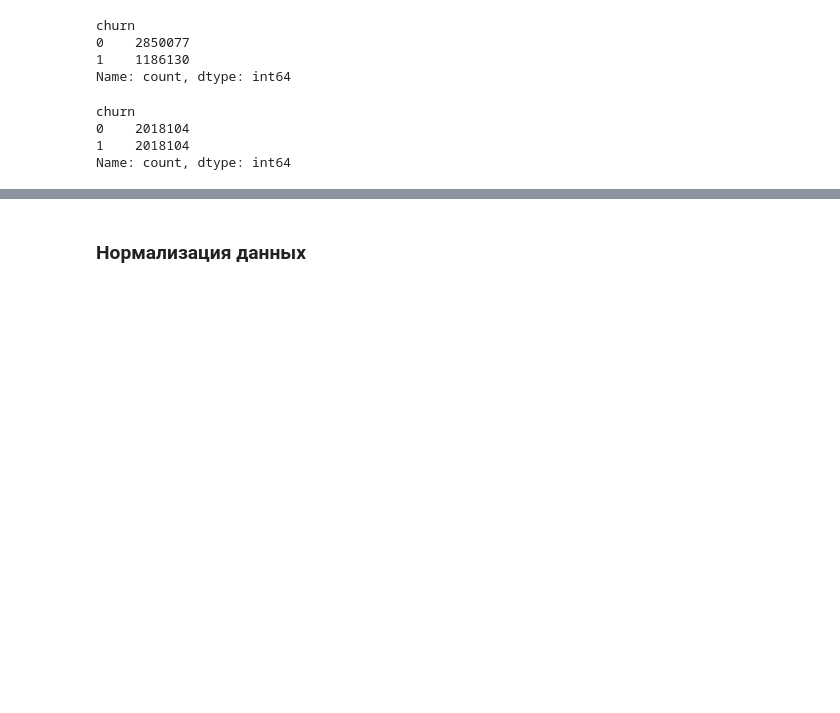
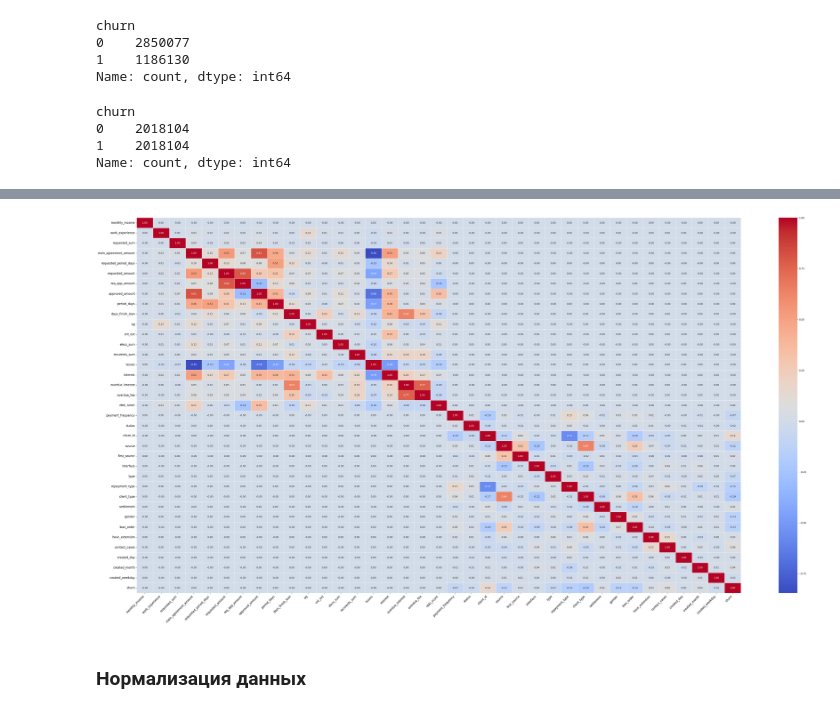
Before and after one commit to TaliyIvanov/PetProjects, a Jupyter notebook: ClassicML/01.A-Money/v2.0.ipynb, the cells around one changed output, grey strips where cells are left out. Drawn from its saved outputs; the diff is of its cells as text; code cells hidden in the pictures; blank space fills up the shorter version.

```diff
--- a/ClassicML/01.A-Money/v2.0.ipynb
+++ b/ClassicML/01.A-Money/v2.0.ipynb
@@ -364,0 +420,4 @@ balanced_train.to_csv("balanced_train.csv", index=False)
+# %%
+droplist = ['principal','tamount','main_agreement_term']
+# %%
+train.drop(labels=droplist, axis=1, inplace=True)
@@ -364,0 +426,22 @@ balanced_train.to_csv("balanced_train.csv", index=False)
+# %%
+# создаем матрицу корреляций
+correlation_matrix = train.corr()
+# Создаём heatmap
+plt.figure(figsize=(56, 28))
+sns.heatmap(
+    correlation_matrix,
+    annot=True,
+    fmt=".2f",
+    cmap='coolwarm',
+    linewidths=0.5,
+    linecolor="white"
+)
+
+# Настройки осей
+plt.xticks(fontsize=12, rotation=45, ha="right")
+plt.yticks(fontsize=12)
+
+# Показываем график
+plt.show()
+# %% [output]
+[figure, added]
```
Also changed, not shown: parts of 45 cells of this notebook, 4 other files.
